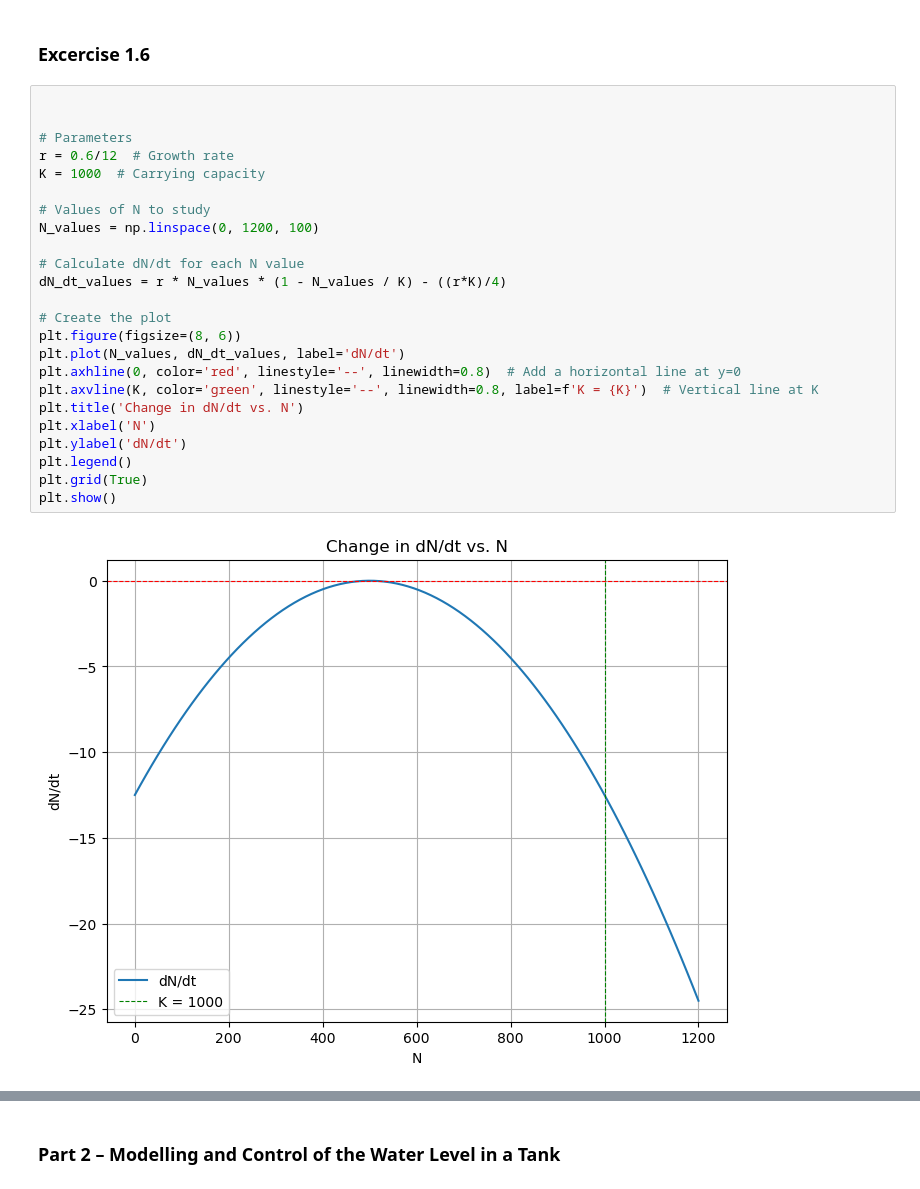
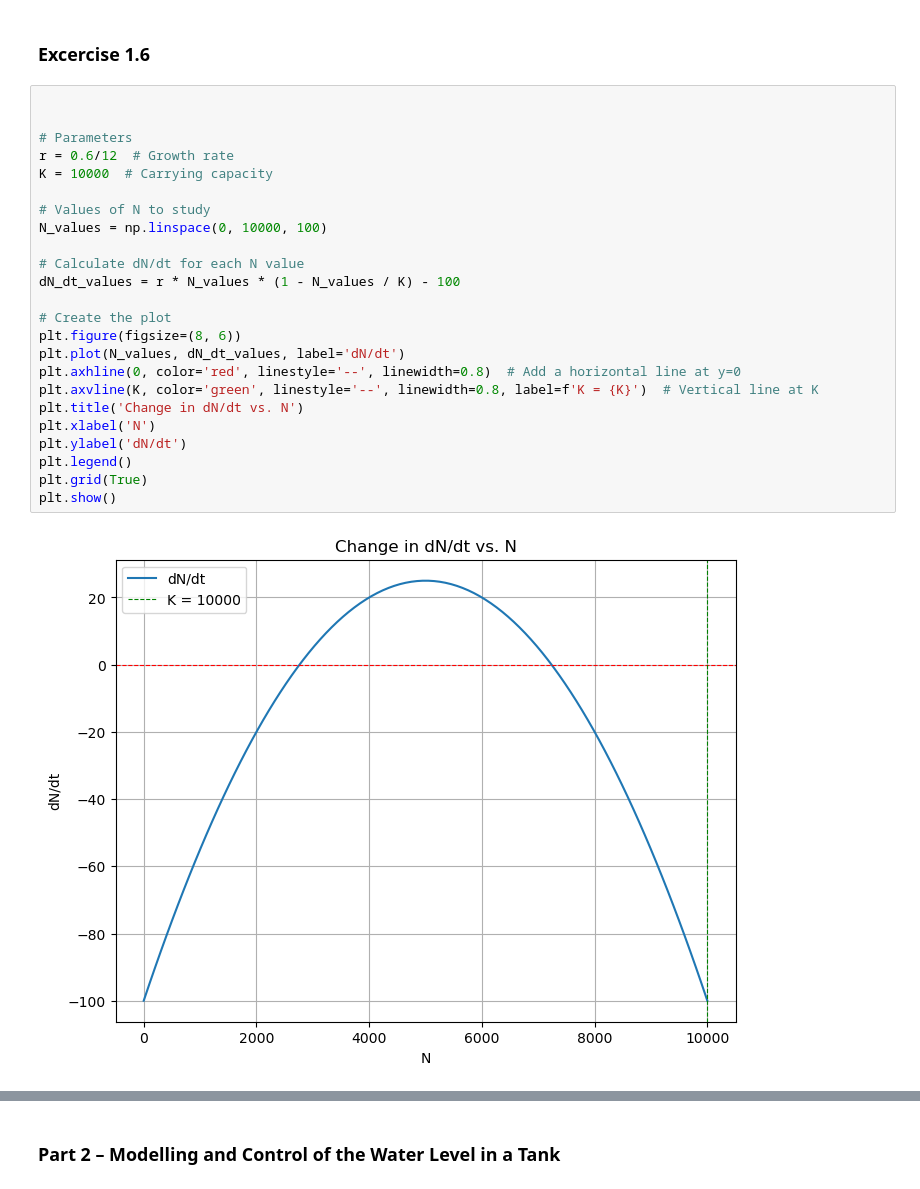
Before and after one commit to 267192/MOD300, a Jupyter notebook: Project 2.ipynb, the cells around one changed output, grey strips where cells are left out. Cells and saved outputs as stored; diff of their text form.

```diff
--- a/Project 2.ipynb
+++ b/Project 2.ipynb
@@ -333,28 +333,28 @@ main()
 # %%
 
 
 # Parameters
 r = 0.6/12  # Growth rate
-K = 1000  # Carrying capacity
+K = 10000  # Carrying capacity
 
 # Values of N to study
-N_values = np.linspace(0, 1200, 100)
+N_values = np.linspace(0, 10000, 100)
 
 # Calculate dN/dt for each N value
-dN_dt_values = r * N_values * (1 - N_values / K) - ((r*K)/4)
+dN_dt_values = r * N_values * (1 - N_values / K) - 100
 
 # Create the plot
 plt.figure(figsize=(8, 6))
 plt.plot(N_values, dN_dt_values, label='dN/dt')
 plt.axhline(0, color='red', linestyle='--', linewidth=0.8)  # Add a horizontal line at y=0
 plt.axvline(K, color='green', linestyle='--', linewidth=0.8, label=f'K = {K}')  # Vertical line at K
 plt.title('Change in dN/dt vs. N')
 plt.xlabel('N')
 plt.ylabel('dN/dt')
 plt.legend()
 plt.grid(True)
 plt.show()
 # %% [output]
-[figure, old version]
+[figure, new version]
 # %% [markdown]
 ![Screenshot 2023-09-27 at 15.20.07.png](<attachment:Screenshot 2023-09-27 at 15.20.07.png>)
```
Also changed, not shown: parts of 5 cells of this notebook, 4 other files.
